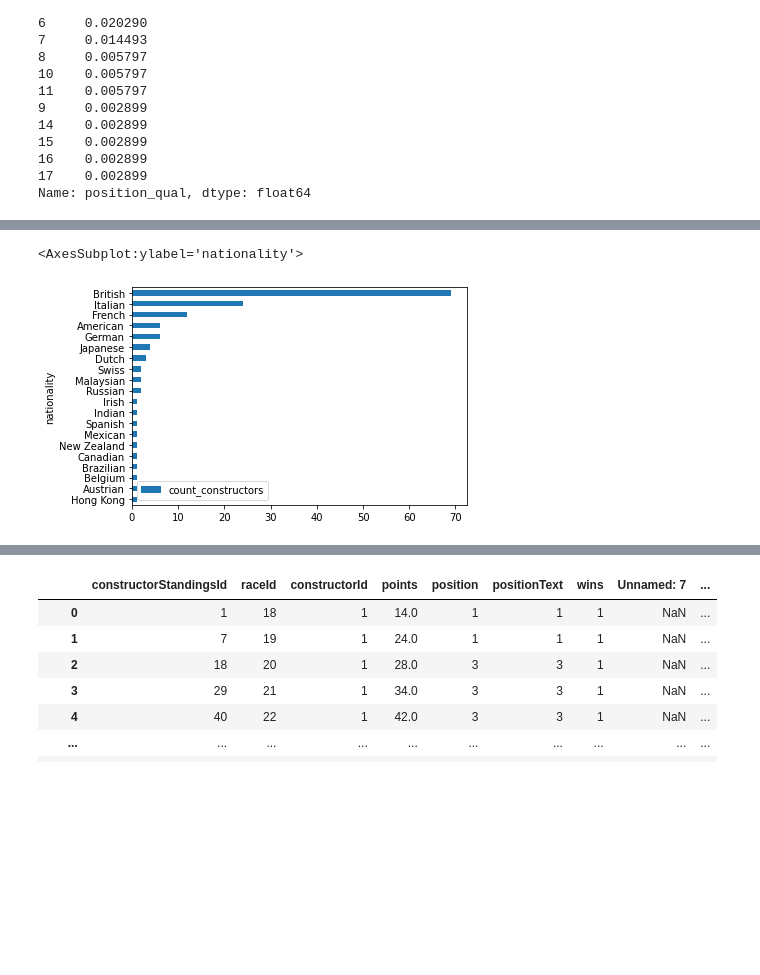
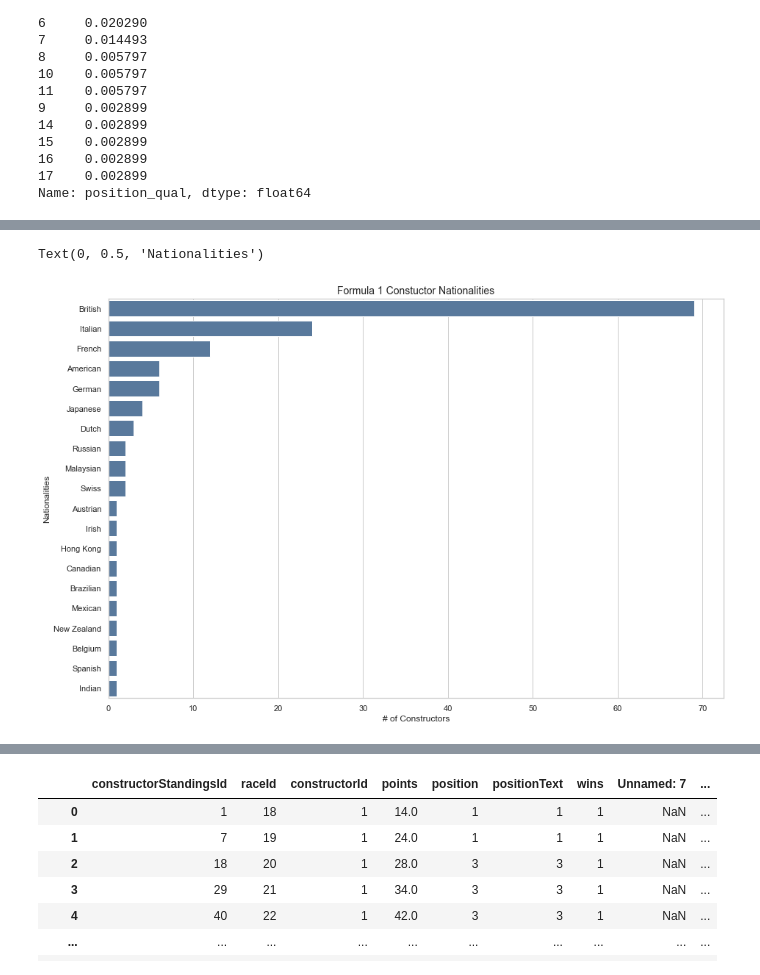
Before and after one commit to BenWS/formula1-analysis, a Jupyter notebook: Miscellaneous.ipynb, the cells around one changed output, grey strips where cells are left out. Cells and saved outputs as stored; diff of their text form; code cells hidden in the pictures; blank space fills up the shorter version.

```diff
--- a/Miscellaneous.ipynb
+++ b/Miscellaneous.ipynb
@@ -137,11 +156,28 @@ df_drivers.groupby('nationality',as_index=False)\
 # %%
-# What is the distribution of nationalities for Formula 1 constructors?
-df_constructors.groupby('nationality',as_index=False)\
+sns.set_theme(style='whitegrid')
+plt.figure(figsize=(15,10))
+
+# What is the distribution of nationalities for Formula 1 drivers?
+df_tmp = df_constructors.groupby('nationality',as_index=False)\
   .agg(count_constructors = pd.NamedAgg(column='constructorId',aggfunc='nunique'))\
-  .sort_values('count_constructors',ascending=True)\
-  .plot(kind='barh',x='nationality',y='count_constructors')
+  .sort_values('count_constructors',ascending=False)
+
+graph = sns.barplot(
+    data=df_tmp,
+    y ='nationality',
+    x='count_constructors',
+    color='#4e79a7'
+     ).set_title(
+    'Formula 1 Constuctor Nationalities',
+    size=14
+    )
+plt.xlabel('# of Constructors')
+plt.ylabel('Nationalities')
+
+
+# TODO: It could be interesting to see the geographic frequency of races on a map
 # %% [output]
-<AxesSubplot:ylabel='nationality'>
+Text(0, 0.5, 'Nationalities')
-[figure, old version]
+[figure, new version]
 # %%
 # get driver, season, total points
```
Also changed, not shown: parts of 5 cells of this notebook, 1 other file.
